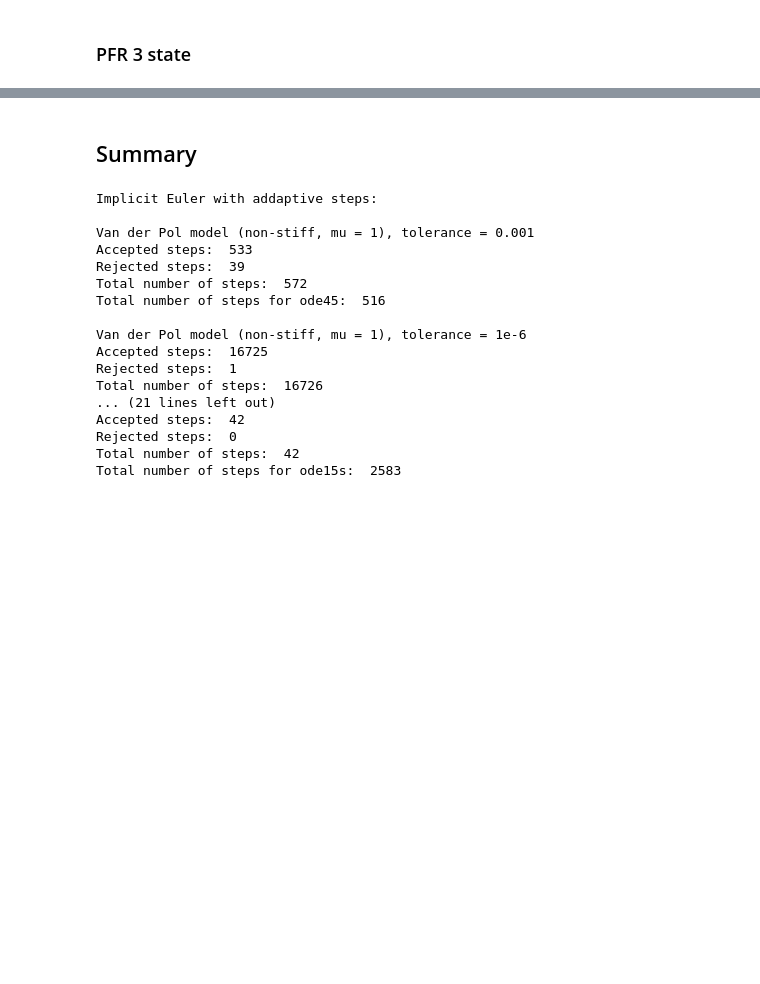
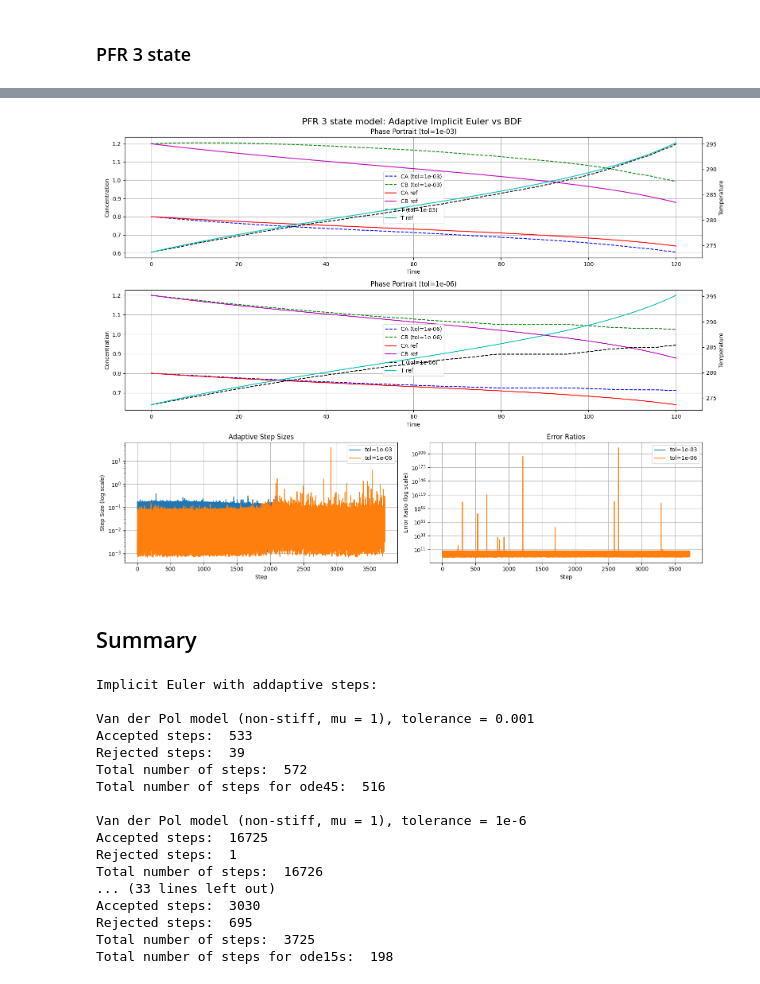
Before and after one commit to EuanCortes/02686-Project, a Jupyter notebook: 03_ImplicitODESolvers.ipynb, the cells around one changed output, grey strips where cells are left out. Cells and saved outputs as stored; diff of their text form; code cells hidden in the pictures; blank space fills up the shorter version.

```diff
--- a/03_ImplicitODESolvers.ipynb
+++ b/03_ImplicitODESolvers.ipynb
@@ -109,3 +108,20 @@ KeyboardInterrupt:
+# %%
+# Initial condition
+n = 3  # number of spatial points
+
+Tin = 273.65
+CA_in = 1.6 / 2
+CB_in = 2.4 / 2
+x0 = np.concatenate([
+    np.ones(n) * CA_in,    # CA initial
+    np.ones(n) * CB_in,    # CB initial
+    Tin*np.ones(n)  # T initial
+])
+t_span = (0, 120)
+
+pfr_imp_adaptive = compare_solvers_pfr(PFR_3state_model, t_span, x0, model_name = "PFR 3 state model", reference_solver_name="BDF", adaptive_steps = True, implicit = True, euler = True, n = n, h0 = 0.001)
+# %% [output]
+[figure, added]
 # %% [markdown]
 ## Summary
 # %%
@@ -146,6 +162,19 @@ print("Accepted steps: ", cstr_imp_adaptive[1e-6]['n_accept'])
 print("Rejected steps: ", cstr_imp_adaptive[1e-6]['n_reject'])
 print("Total number of steps: ", cstr_imp_adaptive[1e-6]['n_accept'] + cstr_imp_adaptive[1e-6]['n_reject'])
 print("Total number of steps for ode15s: ", cstr_imp_adaptive[1e-6]['ref_nfun'])
+print("")
+print("PFR 3 state model, tolerance = 0.001")
+print("Accepted steps: ", pfr_imp_adaptive[0.001]['n_accept'])
+print("Rejected steps: ", pfr_imp_adaptive[0.001]['n_reject'])
+print("Total number of steps: ", pfr_imp_adaptive[0.001]['n_accept'] + pfr_imp_adaptive[0.001]['n_reject'])
+print("Total number of steps for ode15s: ", pfr_imp_adaptive[0.001]['ref_nfun'])
+print("")
+print("PFR 3 state model, tolerance = 1e-6")
+print("Accepted steps: ", pfr_imp_adaptive[1e-6]['n_accept'])
+print("Rejected steps: ", pfr_imp_adaptive[1e-6]['n_reject'])
+print("Total number of steps: ", pfr_imp_adaptive[1e-6]['n_accept'] + pfr_imp_adaptive[1e-6]['n_reject'])
+print("Total number of steps for ode15s: ", pfr_imp_adaptive[1e-6]['ref_nfun'])
+print("")
 # %% [output]
 Implicit Euler with addaptive steps:
 
@@ -159,8 +188,8 @@ Van der Pol model (non-stiff, mu = 1), tolerance = 1e-6
 Accepted steps:  16725
 Rejected steps:  1
 Total number of steps:  16726
-... (21 lines left out)
-Accepted steps:  42
-Rejected steps:  0
-Total number of steps:  42
-Total number of steps for ode15s:  2583
+... (33 lines left out)
+Accepted steps:  3030
+Rejected steps:  695
+Total number of steps:  3725
+Total number of steps for ode15s:  198
```
Also changed, not shown: parts of 1 cell of this notebook, 10 other files.
